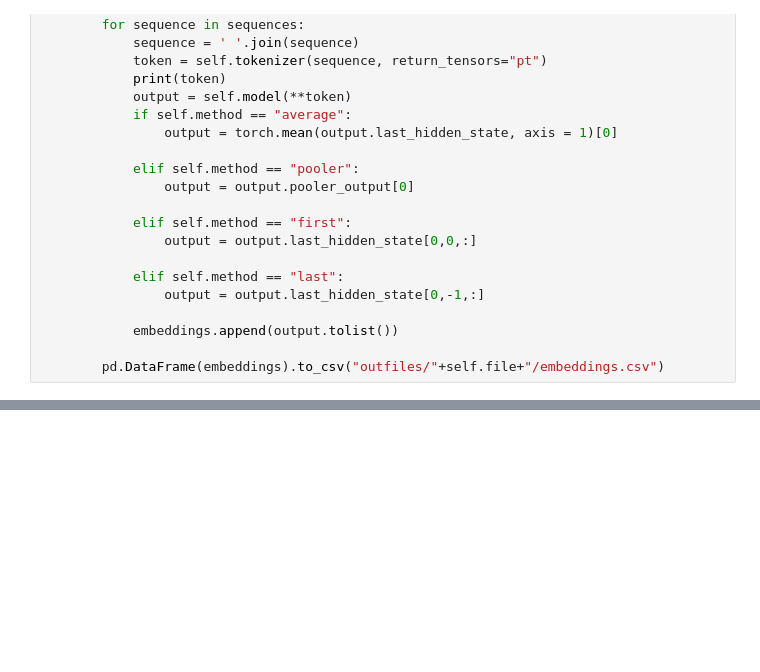
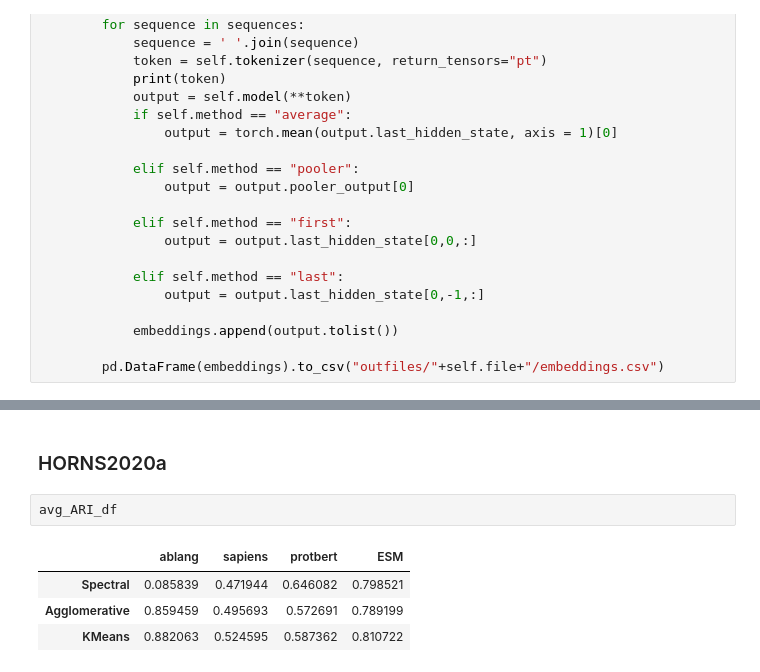
Before and after one commit to anamaysamant/PLM_anamay, a Jupyter notebook: scripts/Playing.ipynb, the cells around one changed output, grey strips where cells are left out. Drawn from its saved outputs; the diff is of its cells as text; blank space fills up the shorter version.

```diff
--- a/scripts/Playing.ipynb
+++ b/scripts/Playing.ipynb
@@ -276,0 +384,9 @@ You should probably TRAIN this model on a down-stream task to be able to use it
+# %% [markdown]
+### HORNS2020a
+# %%
+avg_ARI_df
+# %% [output]
+|  | ablang | sapiens | protbert | ESM |
+| Spectral | 0.085839 | 0.471944 | 0.646082 | 0.798521 |
+| Agglomerative | 0.859459 | 0.495693 | 0.572691 | 0.789199 |
+| KMeans | 0.882063 | 0.524595 | 0.587362 | 0.810722 |
```
Also changed, not shown: parts of 5 cells of this notebook, 16 other files.
